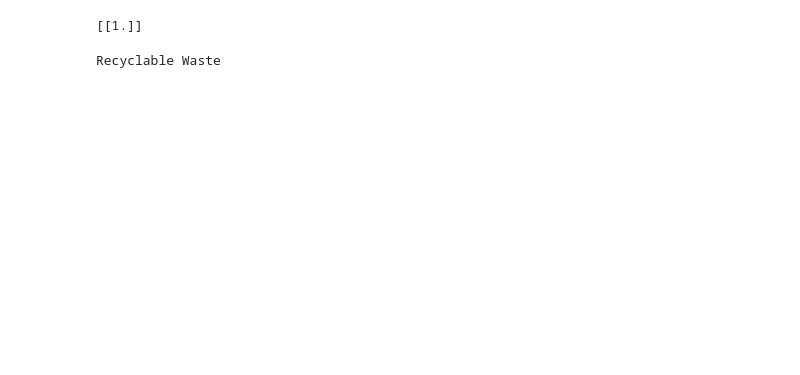
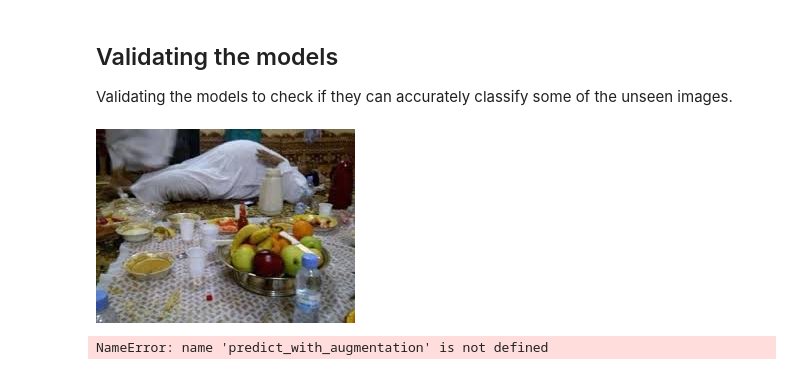
Before and after one commit to poojan007/ICT619-Waste-Sorting-Assistant, a Jupyter notebook: ICT619_Assignment_1.ipynb, the cells around one changed output. Drawn from its saved outputs; the diff is of its cells as text; code cells hidden in the pictures; blank space fills up the shorter version.

```diff
--- a/ICT619_Assignment_1.ipynb
+++ b/ICT619_Assignment_1.ipynb
@@ -324,13 +319,4 @@ result = model2.predict(test_image)
-# %%
-print(result)
-# %% [output]
-[[1.]]
-# %%
-if result[0][0] == 1:
-    prediction = 'Recyclable Waste'
-else:
-    prediction = 'Organic Waste'
-
-print(prediction)
-# %% [output]
-Recyclable Waste
+# %% [markdown]
+## Validating the models
+
+Validating the models to check if they can accurately classify some of the unseen images.
@@ -336,0 +346,11 @@ Recyclable Waste
+# %%
+# Example usage
+img_path = 'O_9973.jpg'
+Image.open(img_path)
+# %% [output]
+[figure, added]
+# %%
+predicted_class = predict_with_augmentation(img_path, model2)
+print(f'Predicted: {predicted_class}')
+# %% [output]
+NameError: name 'predict_with_augmentation' is not defined
```
Also changed, not shown: parts of 79 cells of this notebook.
